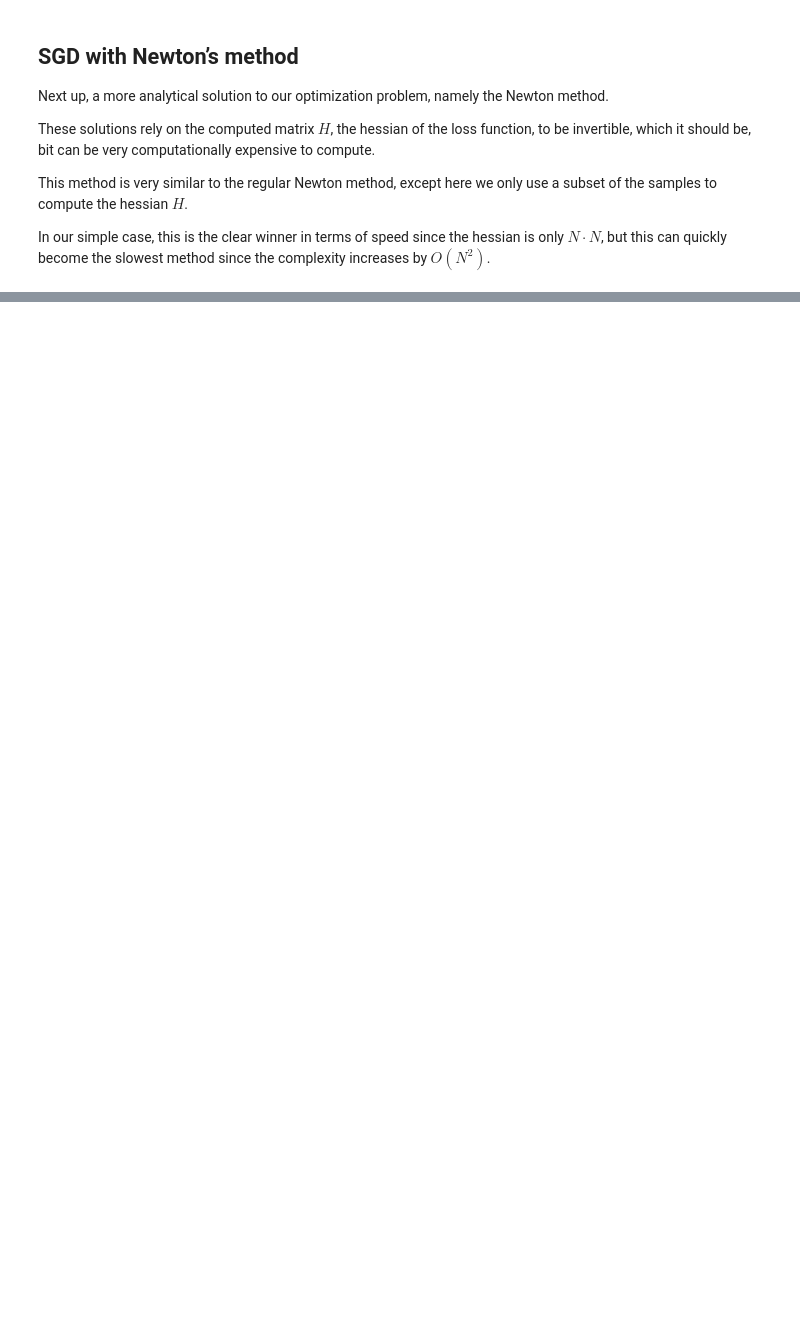
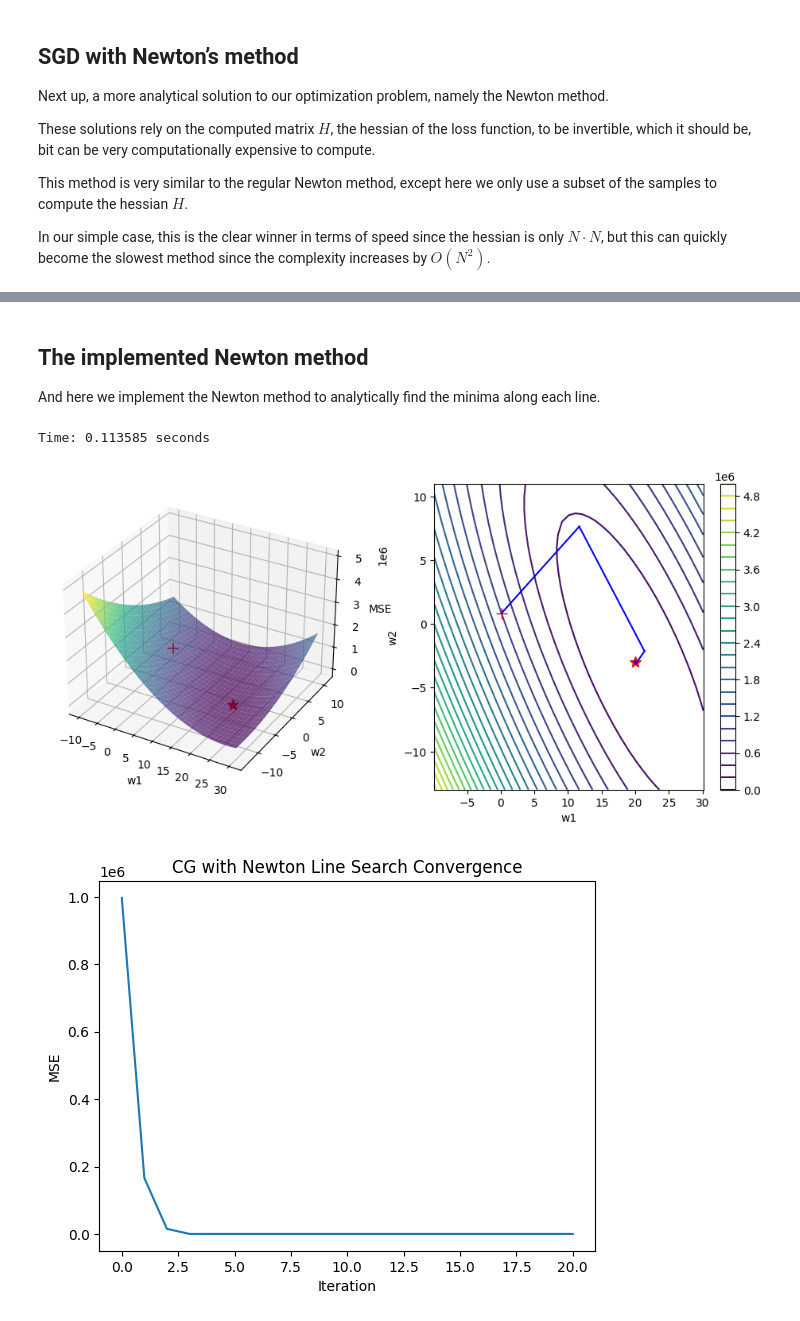
Before and after one commit to kallefrisk/Schoolwork, a Jupyter notebook: Python/DeepLearning/Stochastic_gradient_based_optimization.ipynb, the cells around one changed output, grey strips where cells are left out. Cells and saved outputs as stored; diff of their text form; code cells hidden in the pictures; blank space fills up the shorter version.

```diff
--- a/Python/DeepLearning/Stochastic_gradient_based_optimization.ipynb
+++ b/Python/DeepLearning/Stochastic_gradient_based_optimization.ipynb
@@ -558,0 +652,4 @@ Time: 0.040028 seconds
+# %% [markdown]
+## The implemented Newton method
+
+And here we implement the Newton method to analytically find the minima along each line.
@@ -558,0 +690,20 @@ Time: 0.040028 seconds
+# %%
+K = 20
+
+ax = setup_plot()
+start_time = time.time()
+ws_cg_newton, history_cg_newton = cg_mse_newton(
+    K, ws0.copy(), mse1, grad_loss2, stochastic_grad_eps_fn, stochastic_grad2_eps_fn, N*N, verbose=True)
+print(f"Time: {time.time() - start_time:.6f} seconds")
+plt.show()
+
+plt.figure()
+plt.plot(range(len(history_cg_newton)), history_cg_newton)
+plt.xlabel('Iteration')
+plt.ylabel('MSE')
+plt.title('CG with Newton Line Search Convergence')
+plt.show()
+# %% [output]
+Time: 0.113585 seconds
+[figure, added]
+[figure, added]
```
Also changed, not shown: parts of 13 cells of this notebook.
